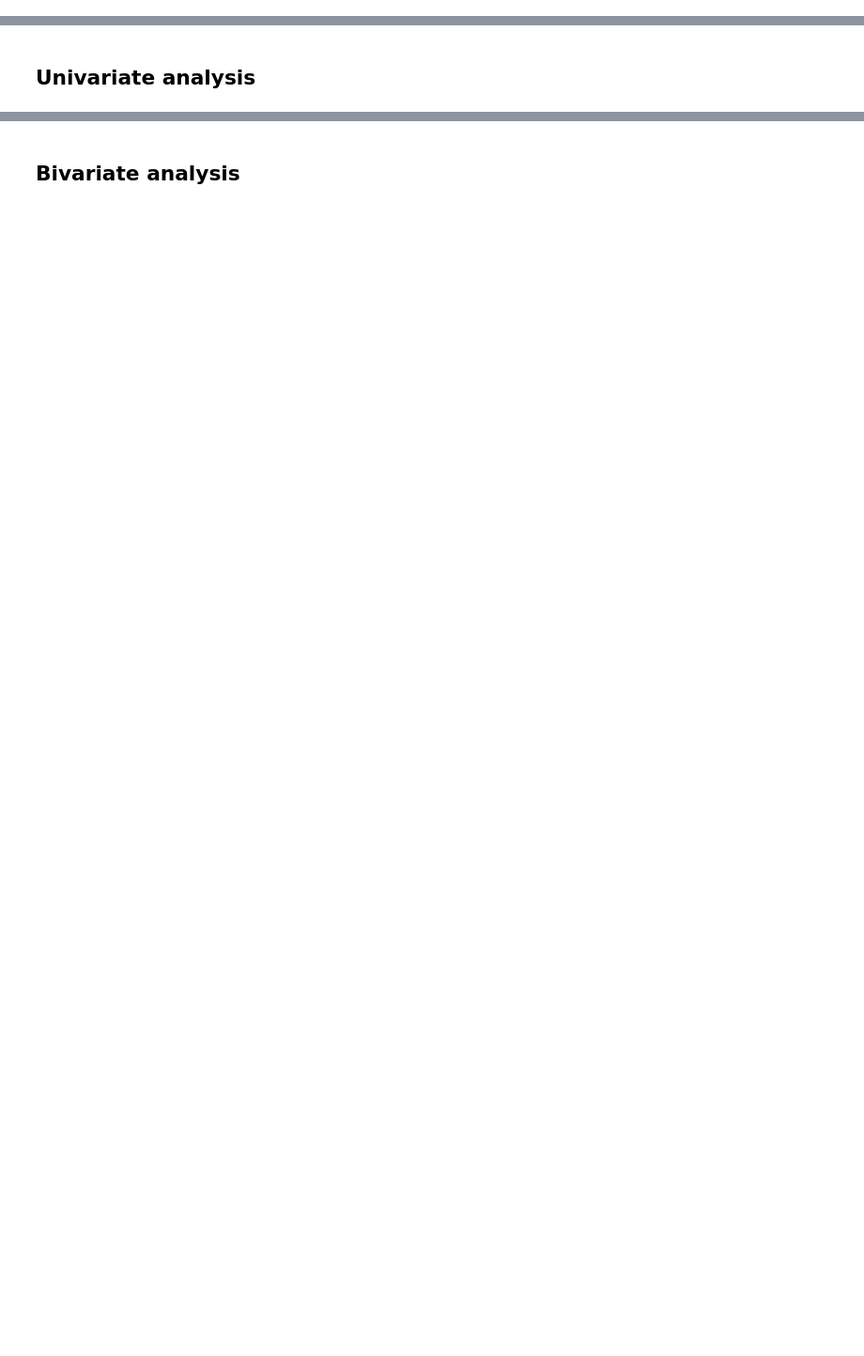
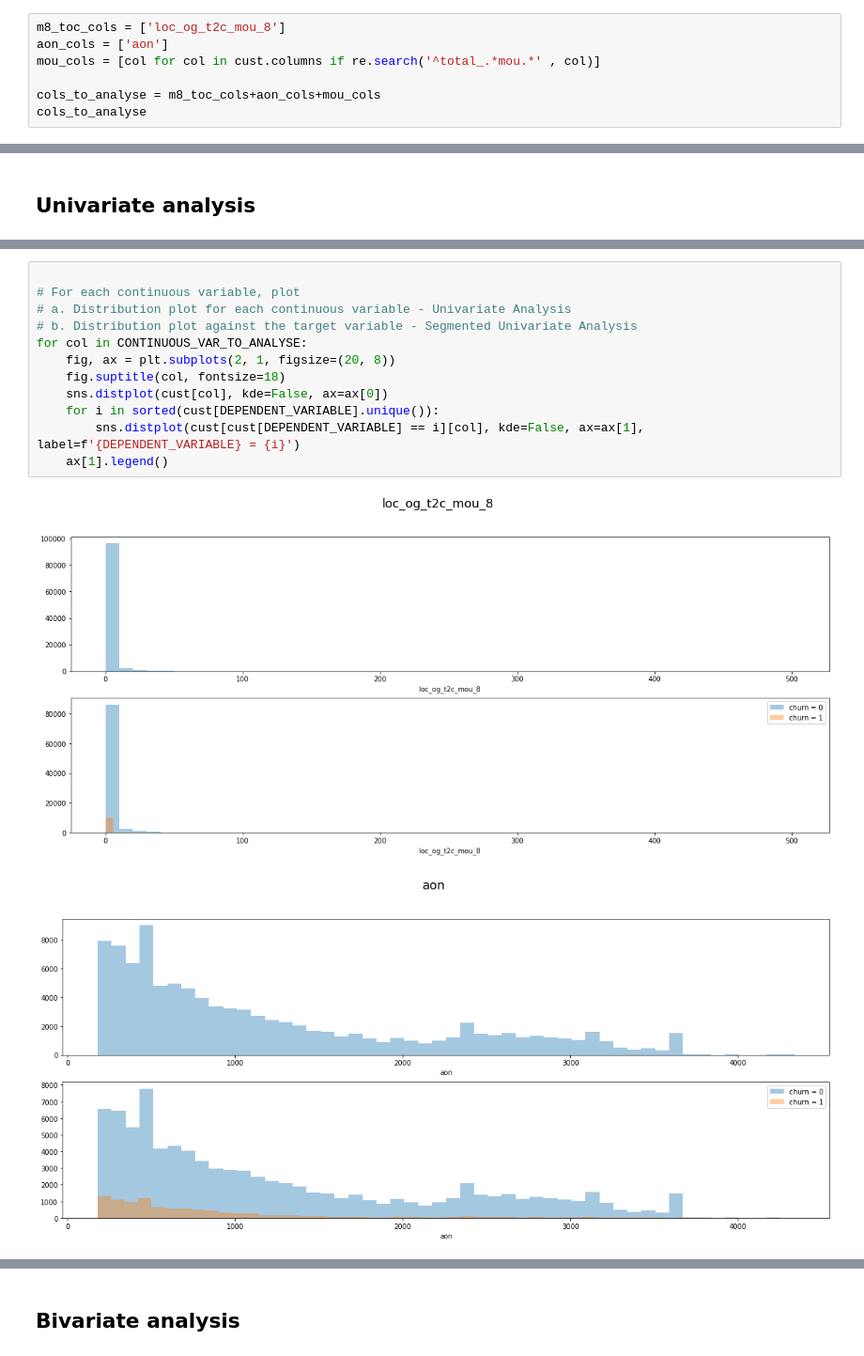
Before and after one commit to Lakshmi-1212/TelecomChurn_CaseStudy, a Jupyter notebook: TelcomChurn_CaseStudy.ipynb, the cells around one changed output, grey strips where cells are left out. Shown at 94% size. Saved outputs shown, nothing was run; the diff lists cells and outputs as text; blank space fills up the shorter version.

```diff
--- a/TelcomChurn_CaseStudy.ipynb
+++ b/TelcomChurn_CaseStudy.ipynb
@@ -371,0 +378,7 @@ Should be ~29.9k
+# %%
+m8_toc_cols = ['loc_og_t2c_mou_8']
+aon_cols = ['aon']
+mou_cols = [col for col in cust.columns if re.search('^total_.*mou.*' , col)]
+
+cols_to_analyse = m8_toc_cols+aon_cols+mou_cols
+cols_to_analyse
@@ -377,0 +423,15 @@ Should be ~29.9k
+# %%
+
+# For each continuous variable, plot
+# a. Distribution plot for each continuous variable - Univariate Analysis
+# b. Distribution plot against the target variable - Segmented Univariate Analysis
+for col in CONTINUOUS_VAR_TO_ANALYSE:
+    fig, ax = plt.subplots(2, 1, figsize=(20, 8))
+    fig.suptitle(col, fontsize=18)
+    sns.distplot(cust[col], kde=False, ax=ax[0])
+    for i in sorted(cust[DEPENDENT_VARIABLE].unique()):
+        sns.distplot(cust[cust[DEPENDENT_VARIABLE] == i][col], kde=False, ax=ax[1], label=f'{DEPENDENT_VARIABLE} = {i}')
+    ax[1].legend()
+# %% [output]
+[figure, added]
+[figure, added]
```
Also changed, not shown: parts of 45 cells of this notebook.
